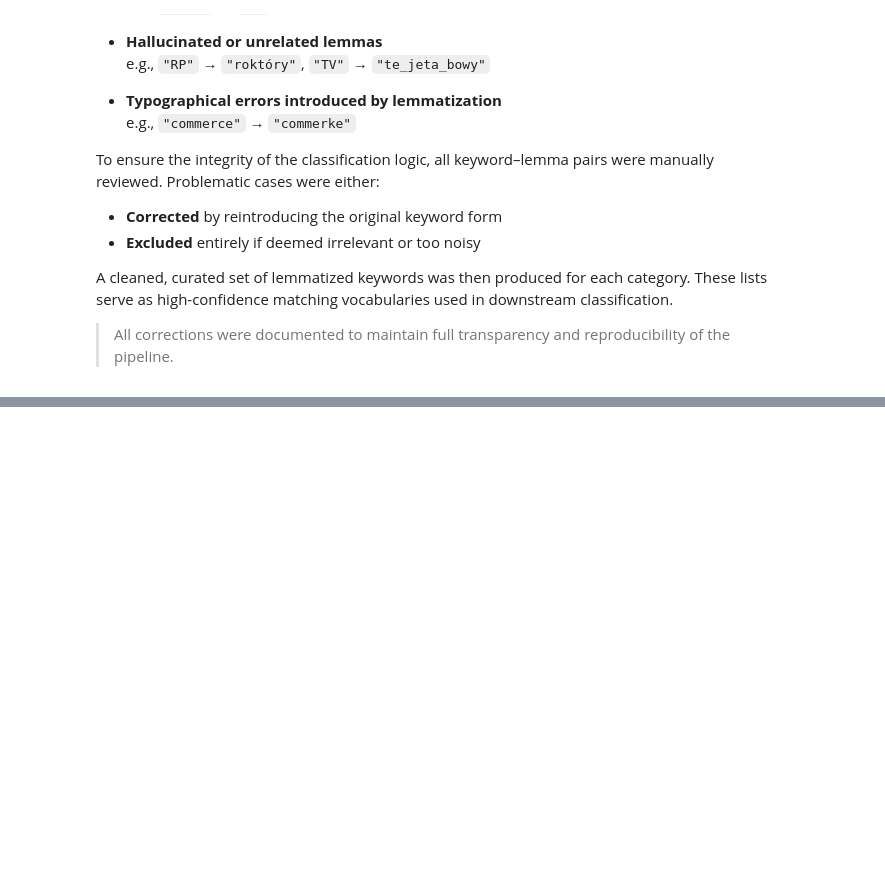
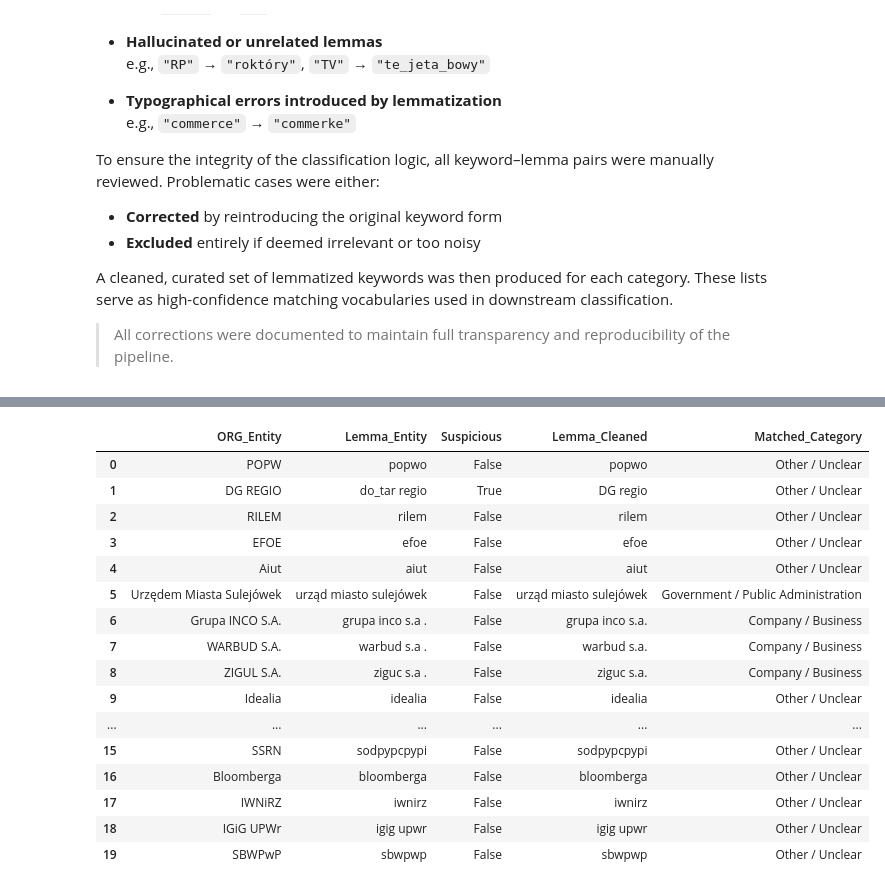
Before and after one commit to kami-data/academia-practice-nlp, a Jupyter notebook: notebooks/05_entity_classification.ipynb, the cells around one changed output, grey strips where cells are left out. Drawn from its saved outputs; the diff is of its cells as text; code cells hidden in the pictures; blank space fills up the shorter version.

Commit message:
Update entity classification rule based matching

```diff
--- a/notebooks/05_entity_classification.ipynb
+++ b/notebooks/05_entity_classification.ipynb
@@ -316,0 +336,4 @@ lemmatized_keywords_by_category_clean = {
+# %%
+# Apply to your entity column
+
+df_non_academic["Lemma_Entity"] = df_non_academic["ORG_Entity"].dropna().apply(lemmatize_text)
@@ -316,0 +466,9 @@ lemmatized_keywords_by_category_clean = {
+# %%
+# Apply the correction
+
+def apply_fixes(text):
+    for wrong, correct in lemma_fixes.items():
+        text = text.replace(wrong, correct)
+    return text
+
+df_non_academic["Lemma_Cleaned"] = df_non_academic["Lemma_Entity"].apply(apply_fixes)
@@ -316,0 +490,44 @@ lemmatized_keywords_by_category_clean = {
+# %%
+# Define a function to match a lemmatized entity against category keyword lists
+
+def match_entity_to_category(entity, keyword_dict):
+    """
+    Matches a lemmatized entity string to one of the predefined categories
+    based on the presence of any lemmatized keywords.
+
+    Parameters:
+        entity (str): The lemmatized name of an organization.
+        keyword_dict (dict): Dictionary mapping category names to keyword lists.
+
+    Returns:
+        str: The matched category name, or "Other / Unclear" if no match found.
+    """
+    entity_lower = entity.lower()
+    for category, keywords in keyword_dict.items():
+        if any(keyword in entity_lower for keyword in keywords):
+            return category
+    return "Other / Unclear"
+# %%
+# Apply the match_entity_to_category function
+
+df_non_academic["Matched_Category"] = df_non_academic["Lemma_Cleaned"].apply(lambda x: match_entity_to_category(x, lemmatized_keywords_by_category_clean))
+# %%
+df_non_academic.head(20)
+# %% [output]
+|  | ORG_Entity | Lemma_Entity | Suspicious | Lemma_Cleaned | Matched_Category |
+| 0 | POPW | popwo | False | popwo | Other / Unclear |
+| 1 | DG REGIO | do_tar regio | True | DG regio | Other / Unclear |
+| 2 | RILEM | rilem | False | rilem | Other / Unclear |
+| 3 | EFOE | efoe | False | efoe | Other / Unclear |
+| 4 | Aiut | aiut | False | aiut | Other / Unclear |
+| 5 | Urzędem Miasta Sulejówek | urząd miasto sulejówek | False | urząd miasto sulejówek | Government / Public Administration |
+| 6 | Grupa INCO S.A. | grupa inco s.a . | False | grupa inco s.a. | Company / Business |
+| 7 | WARBUD S.A. | warbud s.a . | False | warbud s.a. | Company / Business |
+| 8 | ZIGUL S.A. | ziguc s.a . | False | ziguc s.a. | Company / Business |
+| 9 | Idealia | idealia | False | idealia | Other / Unclear |
+| ... | ... | ... | ... | ... | ... |
+| 15 | SSRN | sodpypcpypi | False | sodpypcpypi | Other / Unclear |
+| 16 | Bloomberga | bloomberga | False | bloomberga | Other / Unclear |
+| 17 | IWNiRZ | iwnirz | False | iwnirz | Other / Unclear |
+| 18 | IGiG UPWr | igig upwr | False | igig upwr | Other / Unclear |
+| 19 | SBWPwP | sbwpwp | False | sbwpwp | Other / Unclear |
```
Also changed, not shown: parts of 15 cells of this notebook.
